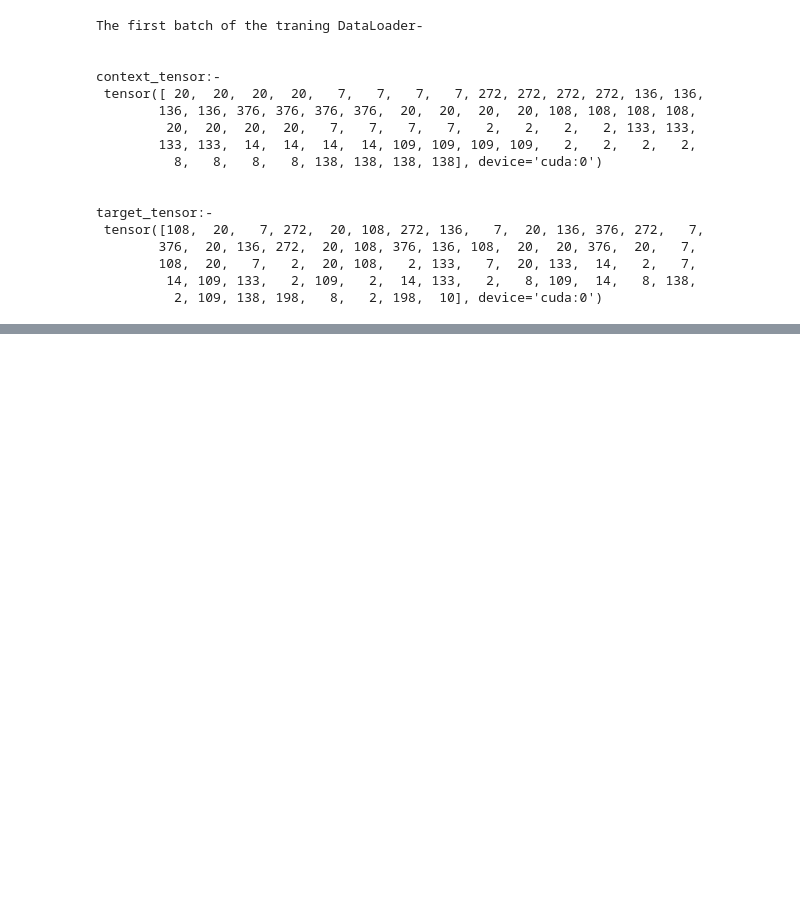
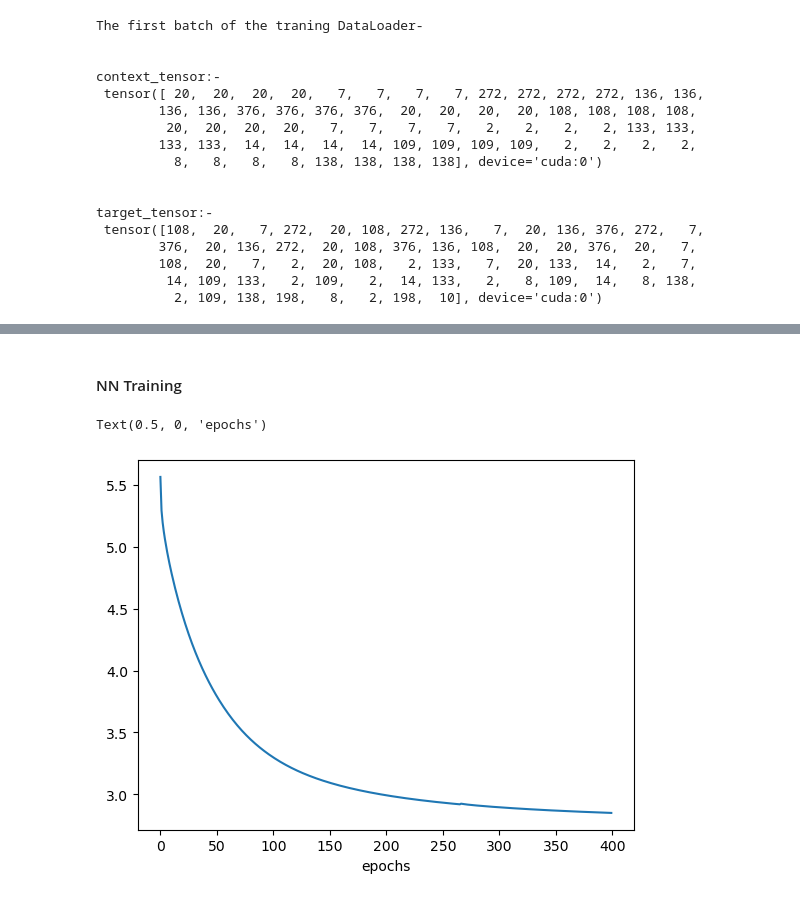
Before and after one commit to vijayabalanj1994/Word2Vec_with_PyTorch, a Jupyter notebook: code.ipynb, the cells around one changed output, grey strips where cells are left out. Drawn from its saved outputs; the diff is of its cells as text; code cells hidden in the pictures; blank space fills up the shorter version.

```diff
--- a/code.ipynb
+++ b/code.ipynb
@@ -495,0 +498,18 @@ target_tensor:-
+# %%
+#a feed forward NN implemented using "nn.EmbeddingBag", "nn.Linear" functions from "pytorch" library
+class SkipGram_Model(nn.Module):
+    def __init__(self, vocab_size, embed_dim):
+        super(SkipGram_Model, self).__init__()
+        self.embeddings = nn.Embedding(vocab_size, embed_dim)
+        self.fc = nn.Linear(embed_dim, vocab_size)
+
+    def forward(self, text):
+        out = self.embeddings(text)
+        out = torch.relu(out)
+        out = self.fc(out)
+
+        return out
+# %%
+# instantiating the model
+emsize = 24
+model_sg = SkipGram_Model(vocab_size, emsize).to(device)
@@ -495,0 +550,11 @@ target_tensor:-
+# %% [markdown]
+#### NN Training
+# %%
+# defining the learning rate, loss criterion, optimizer and learning rate scheduler using functions from the PyTorch Library
+LR = 5 # learning rate
+criterion = torch.nn.CrossEntropyLoss() # loss criterion
+optimizer = torch.optim.SGD(model_sg.parameters(), lr=LR) # optimizer
+scheduler = torch.optim.lr_scheduler.StepLR(optimizer,1.0,gamma=0.1) #learning rate scheduler
+# %%
+# training the Skip-Gram model
+model_sg, epoch_losses=train_model(model_sg, dataloader_skip, criterion, optimizer, num_epochs=400)
@@ -495,0 +563,6 @@ target_tensor:-
+# %%
+plt.plot(epoch_losses)
+plt.xlabel("epochs")
+# %% [output]
+Text(0.5, 0, 'epochs')
+[figure, added]
```
Also changed, not shown: parts of 13 cells of this notebook.
